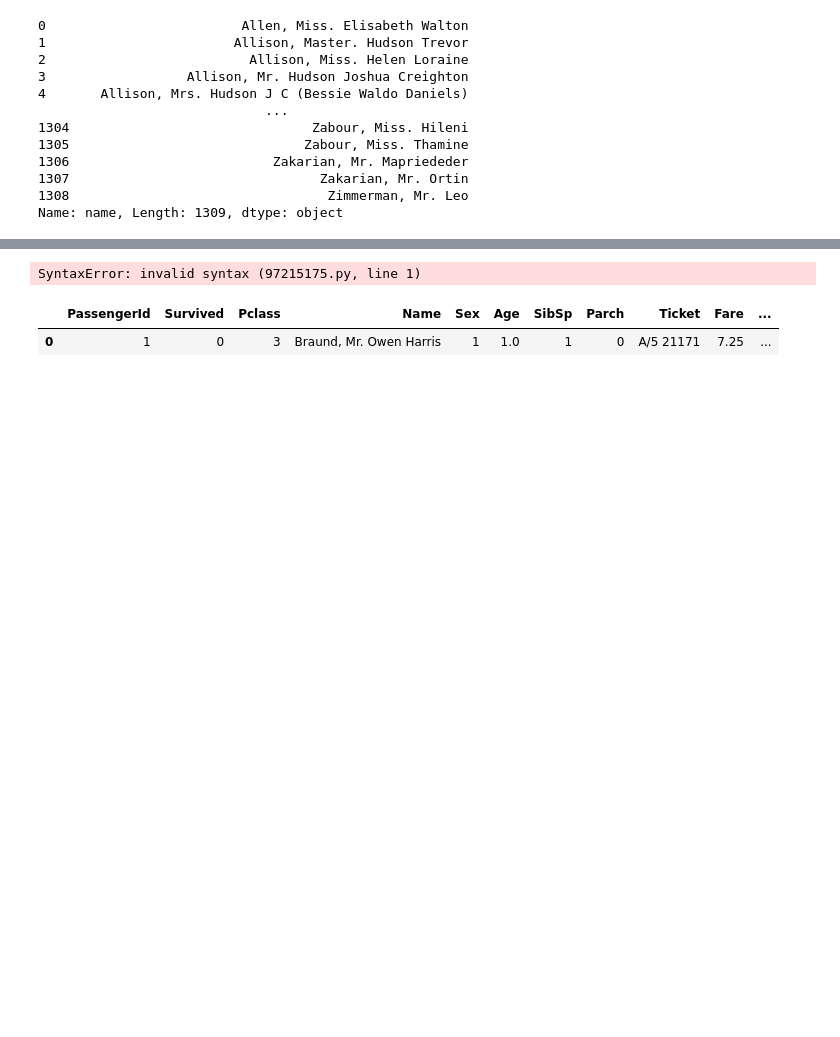
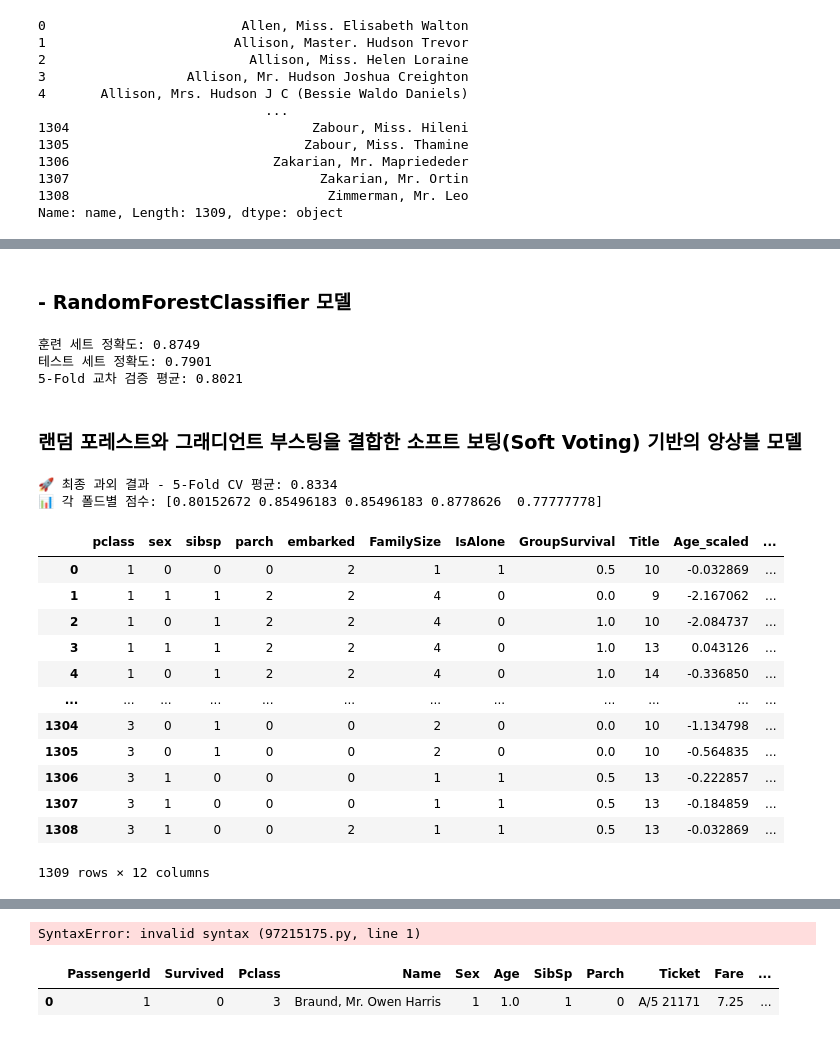
Before and after one commit to miggi27/AI_test, a Jupyter notebook: ML/titainc/타이타닉EDA_ML_미완성.ipynb, the cells around one changed output, grey strips where cells are left out. Drawn from its saved outputs; the diff is of its cells as text; code cells hidden in the pictures; blank space fills up the shorter version.

```diff
--- a/ML/titainc/타이타닉EDA_ML_미완성.ipynb
+++ b/ML/titainc/타이타닉EDA_ML_미완성.ipynb
@@ -505,0 +545,64 @@ train[['agerange', 'survived']].groupby(['agerange']).mean()
+# %% [markdown]
+### - RandomForestClassifier 모델
+# %%
+from sklearn.ensemble import RandomForestClassifier, GradientBoostingClassifier, VotingClassifier
+from sklearn.model_selection import KFold, cross_val_score
+
+X_train, X_test, y_train, y_test = train_test_split(X, y.values.ravel(), test_size=0.2, random_state=42)
+
+rf_model = RandomForestClassifier(
+    n_estimators=150,      # 나무 개수를 좀 더 늘림
+    max_depth=10,           # 5는 너무 낮음. 8~10 정도로 상향
+    # min_samples_split=5,
+    min_samples_leaf=4,    # 너무 크게 잡으면 학습을 방해함
+    random_state=42
+)
+rf_model.fit(X_train, y_train)
+
+# 5. 성능 확인
+train_score = rf_model.score(X_train, y_train)
+test_score = rf_model.score(X_test, y_test)
+
+print(f"훈련 세트 정확도: {train_score:.4f}")
+print(f"테스트 세트 정확도: {test_score:.4f}")
+
+# 교차 검증 점수 확인 (이게 진짜 실력입니다)
+cv_scores = cross_val_score(rf_model, X, y.values.ravel(), cv=10)
+print(f"5-Fold 교차 검증 평균: {cv_scores.mean():.4f}")
+# %% [output]
+훈련 세트 정확도: 0.8749
+테스트 세트 정확도: 0.7901
+5-Fold 교차 검증 평균: 0.8021
+# %% [markdown]
+### 랜덤 포레스트와 그래디언트 부스팅을 결합한 소프트 보팅(Soft Voting) 기반의 앙상블 모델
+# %%
+rf = RandomForestClassifier(n_estimators=100, max_depth=7, min_samples_leaf=5, random_state=42)
+gb = GradientBoostingClassifier(n_estimators=100, learning_rate=0.1, max_depth=5, random_state=42)
+
+ensemble = VotingClassifier(estimators=[('rf', rf), ('gb', gb)], voting='soft')
+
+# [9단계] 셔플(Shuffle)을 포함한 교차 검증
+kf = KFold(n_splits=5, shuffle=True, random_state=42)
+cv_scores = cross_val_score(ensemble, X, y.values.ravel(), cv=kf)
+
+print(f"🚀 최종 과외 결과 - 5-Fold CV 평균: {cv_scores.mean():.4f}")
+print(f"📊 각 폴드별 점수: {cv_scores}")
+# %% [output]
+🚀 최종 과외 결과 - 5-Fold CV 평균: 0.8334
+📊 각 폴드별 점수: [0.80152672 0.85496183 0.85496183 0.8778626  0.77777778]
+# %%
+X
+# %% [output]
+|  | pclass | sex | sibsp | parch | embarked | FamilySize | IsAlone | GroupSurvival | Title | Age_scaled | ... |
+| 0 | 1 | 0 | 0 | 0 | 2 | 1 | 1 | 0.5 | 10 | -0.032869 | ... |
+| 1 | 1 | 1 | 1 | 2 | 2 | 4 | 0 | 0.0 | 9 | -2.167062 | ... |
+| 2 | 1 | 0 | 1 | 2 | 2 | 4 | 0 | 1.0 | 10 | -2.084737 | ... |
+| 3 | 1 | 1 | 1 | 2 | 2 | 4 | 0 | 1.0 | 13 | 0.043126 | ... |
+| 4 | 1 | 0 | 1 | 2 | 2 | 4 | 0 | 1.0 | 14 | -0.336850 | ... |
+| ... | ... | ... | ... | ... | ... | ... | ... | ... | ... | ... | ... |
+| 1304 | 3 | 0 | 1 | 0 | 0 | 2 | 0 | 0.0 | 10 | -1.134798 | ... |
+| 1305 | 3 | 0 | 1 | 0 | 0 | 2 | 0 | 0.0 | 10 | -0.564835 | ... |
+| 1306 | 3 | 1 | 0 | 0 | 0 | 1 | 1 | 0.5 | 13 | -0.222857 | ... |
+| 1307 | 3 | 1 | 0 | 0 | 0 | 1 | 1 | 0.5 | 13 | -0.184859 | ... |
+| 1308 | 3 | 1 | 0 | 0 | 2 | 1 | 1 | 0.5 | 13 | -0.032869 | ... |
+1309 rows × 12 columns
```
Also changed, not shown: parts of 51 cells of this notebook, 3 other files.
